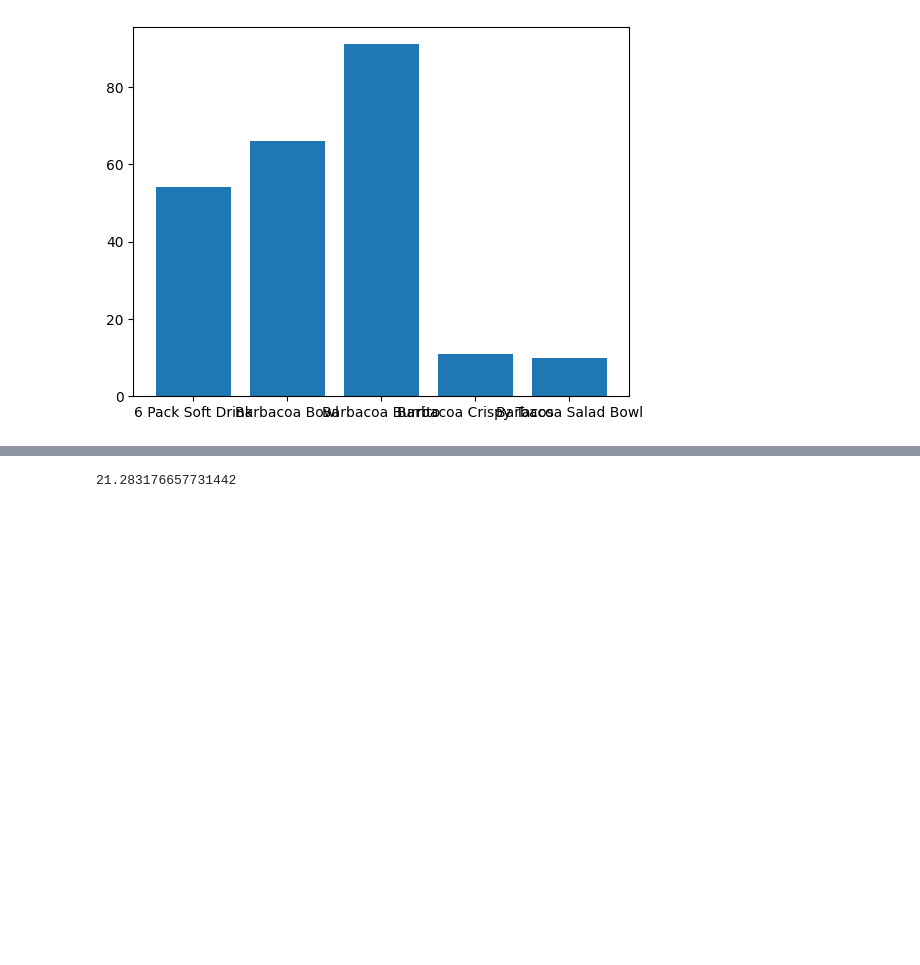
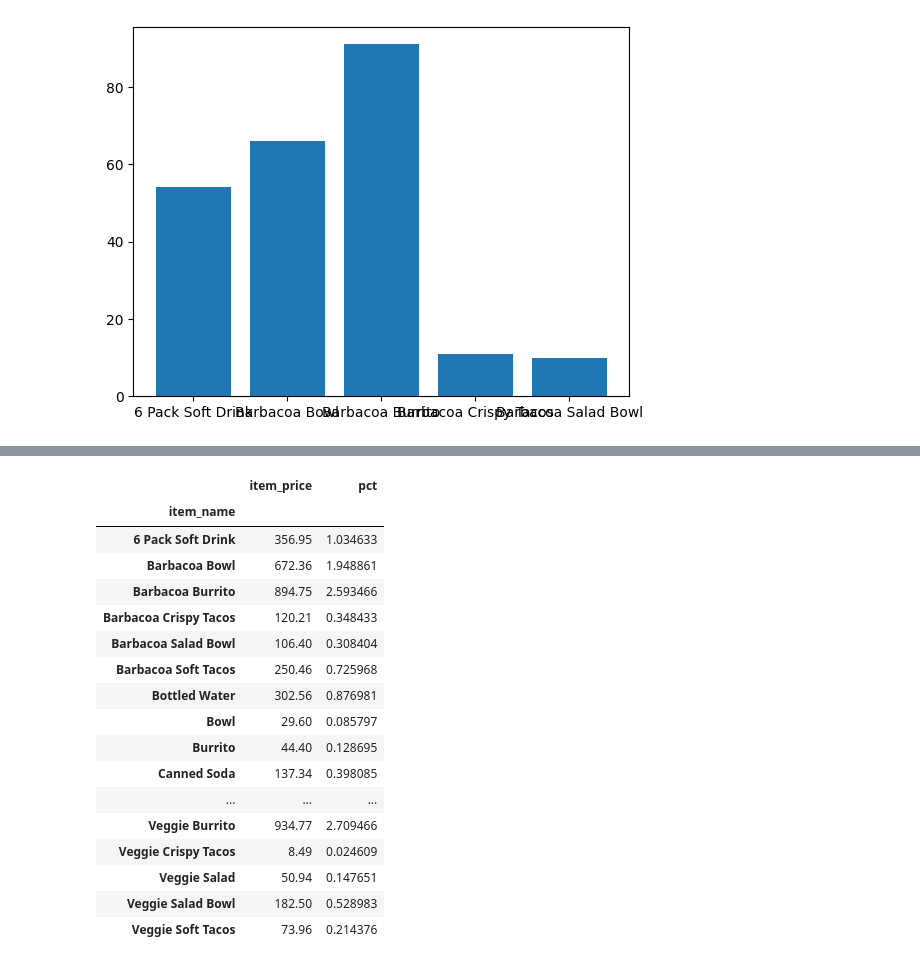
Before and after one commit to studypython99/Medical-1, a Jupyter notebook: d0513/d0513_10.ipynb, the cells around one changed output, grey strips where cells are left out. Cells and saved outputs as stored; diff of their text form; code cells hidden in the pictures; blank space fills up the shorter version.

```diff
--- a/d0513/d0513_10.ipynb
+++ b/d0513/d0513_10.ipynb
@@ -84,3 +84,8 @@ qu_df.groupby('item_name').min().sort_values('item_price',ascending=True) # item
 sum_order = df.groupby('order_id')[['quantity','item_price']].sum()
 sum_order.sort_values('item_price',ascending=False)
 # .sort_values('item_price',ascending=False)
+# %%
+import pandas as pd
+df = pd.read_csv('../z20_data/chipotle.tsv',sep='\t')
+df['item_price'] = df['item_price'].str.replace('$','').astype(float)
+df
@@ -87,14 +106,41 @@ sum_order.sort_values('item_price',ascending=False)
 # %%
 ## 'Chicken Bowl' 한 주문에 2개 이상 주문한 횟수
 # df.groupby('order_id')['item_name']
 chkb = df[df['item_name'] == 'Chicken Bowl'] #치킨볼 메뉴만 보여주자
-chkb[chkb['quantity']>=2]
+chkb[chkb['quantity']>=2] # 치킨볼[치킨볼[중에서] 2건 이상]
 # 'Chicken Bowl' 총 매출액
 chkb['item_price'].sum() # 7342.7300000000005
 
 # 'Chicken Bowl' 의 총매출액 대비 비율
 chkb['item_price'].sum()/df['item_price'].sum()*100 # 21.28%
 
 # 각 메뉴별로 총매출액 대비 비율은?
+item_sum = df.groupby('item_name')['item_price'].sum()
+total_sum = item_sum.sum()
+df1 = item_sum/total_sum*100
+df1.name = 'pct'
+df1
+# axis=0 아래쪽으로 데이터를 붙임
+# axis=0 옆쪽으로 데이터를 붙임
+df2 = pd.concat([item_sum, df1], axis=1)
+df2
+# df['pct'] = item_sum/total_sum*100
 # %% [output]
-21.283176657731442
+|  | item_price | pct |
+| item_name |  |  |
+| 6 Pack Soft Drink | 356.95 | 1.034633 |
+| Barbacoa Bowl | 672.36 | 1.948861 |
+| Barbacoa Burrito | 894.75 | 2.593466 |
+| Barbacoa Crispy Tacos | 120.21 | 0.348433 |
+| Barbacoa Salad Bowl | 106.40 | 0.308404 |
+| Barbacoa Soft Tacos | 250.46 | 0.725968 |
+| Bottled Water | 302.56 | 0.876981 |
+| Bowl | 29.60 | 0.085797 |
+| Burrito | 44.40 | 0.128695 |
+| Canned Soda | 137.34 | 0.398085 |
+| ... | ... | ... |
+| Veggie Burrito | 934.77 | 2.709466 |
+| Veggie Crispy Tacos | 8.49 | 0.024609 |
+| Veggie Salad | 50.94 | 0.147651 |
+| Veggie Salad Bowl | 182.50 | 0.528983 |
+| Veggie Soft Tacos | 73.96 | 0.214376 |
```
Also changed, not shown: parts of 1 cell of this notebook, 13 other files.
